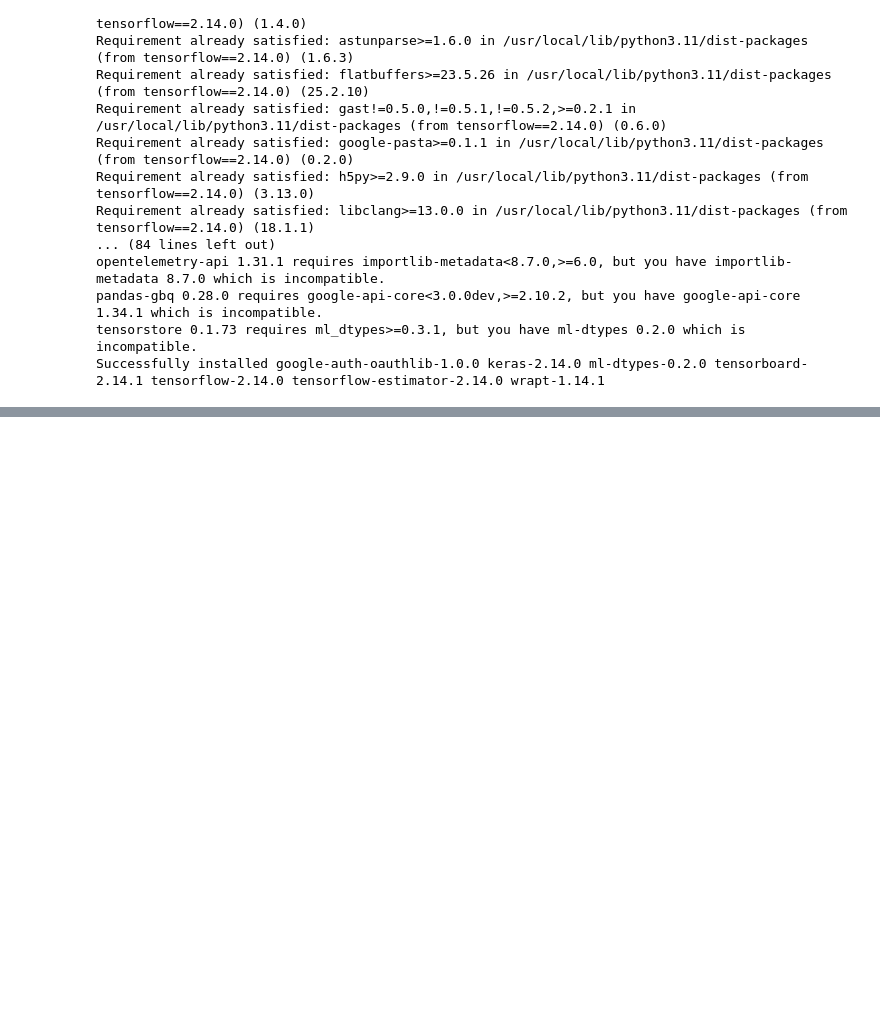
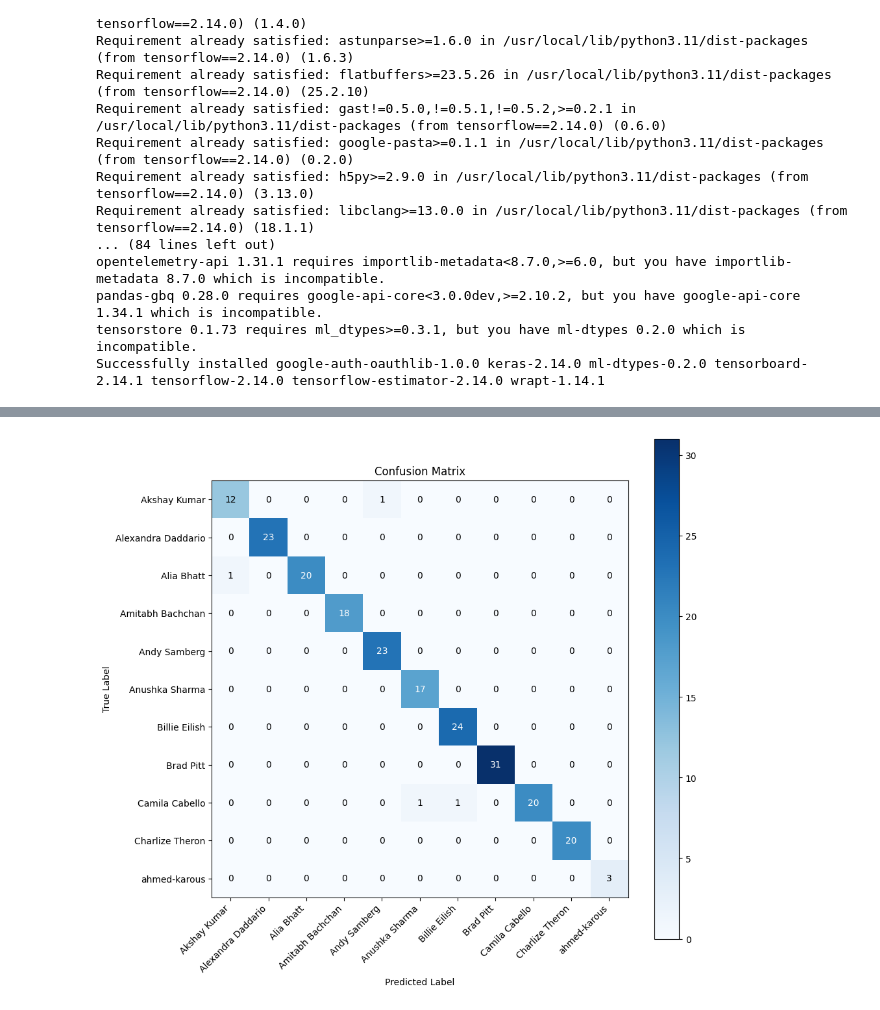
Before and after one commit to wissemkarouss/PFE_Ahmed, a Jupyter notebook: ahmed-pfe.ipynb, the cells around one changed output, grey strips where cells are left out. Cells and saved outputs as stored; diff of their text form; code cells hidden in the pictures; blank space fills up the shorter version.

```diff
--- a/ahmed-pfe.ipynb
+++ b/ahmed-pfe.ipynb
@@ -499,0 +517,43 @@ Detected at node StatefulPartitionedCall defined at (most recent call last):
+# %%
+from sklearn.metrics import confusion_matrix
+import numpy as np
+import matplotlib.pyplot as plt
+
+# 1) Get model predictions on the validation set
+y_pred_proba = model.predict(X_val)
+y_pred = np.argmax(y_pred_proba, axis=1)
+
+# 2) Decode true labels from one‐hot
+y_true = np.argmax(y_val, axis=1)
+
+# 3) Compute confusion matrix
+cm = confusion_matrix(y_true, y_pred)
+
+# 4) Plot it
+plt.figure(figsize=(10,9))   # single plot
+plt.imshow(cm, interpolation='nearest', cmap='Blues')
+plt.title("Confusion Matrix")
+plt.xlabel("Predicted Label")
+plt.ylabel("True Label")
+plt.colorbar()
+
+# 5) Add class‐name ticks
+classes = le.classes_
+tick_marks = np.arange(len(classes))
+plt.xticks(tick_marks, classes, rotation=45, ha="right")
+plt.yticks(tick_marks, classes)
+
+# 6) Annotate counts
+thresh = cm.max() / 2.0
+for i in range(cm.shape[0]):
+    for j in range(cm.shape[1]):
+        plt.text(
+            j, i,
+            format(cm[i, j]),
+            ha="center", va="center",
+            color="white" if cm[i, j] > thresh else "black"
+        )
+
+plt.tight_layout()
+plt.show()
+# %% [output]
@@ -499,0 +561 @@ Detected at node StatefulPartitionedCall defined at (most recent call last):
+[figure, added]
```
Also changed, not shown: parts of 2 cells of this notebook.
